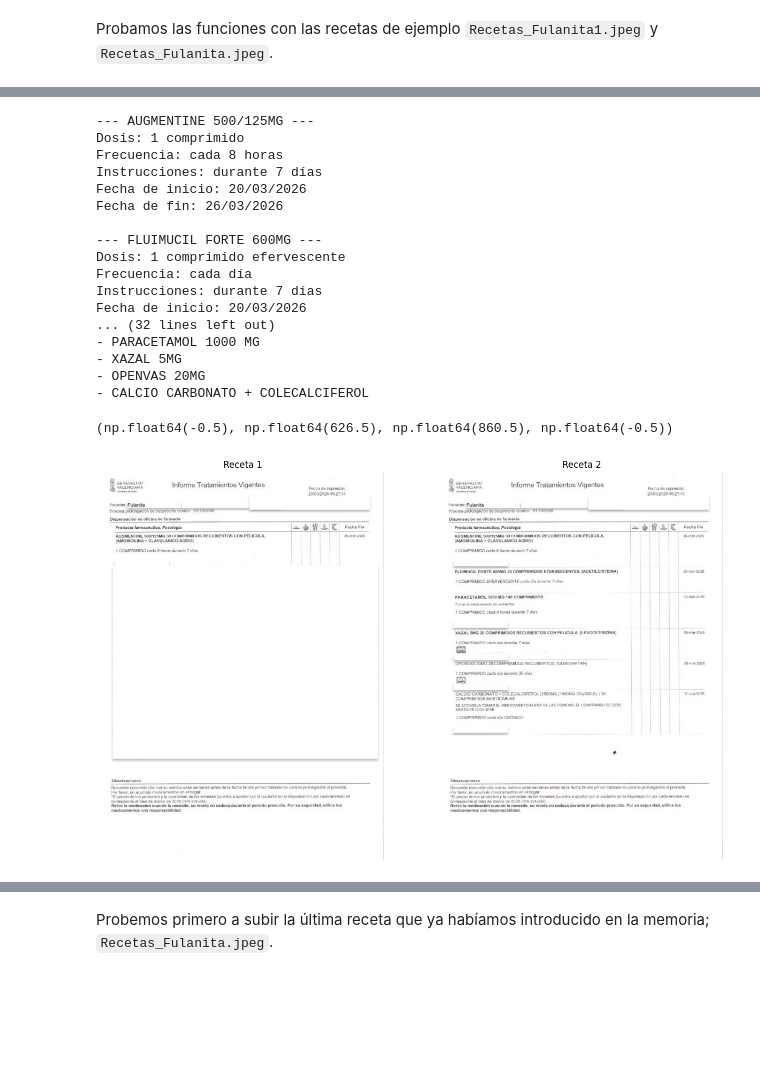
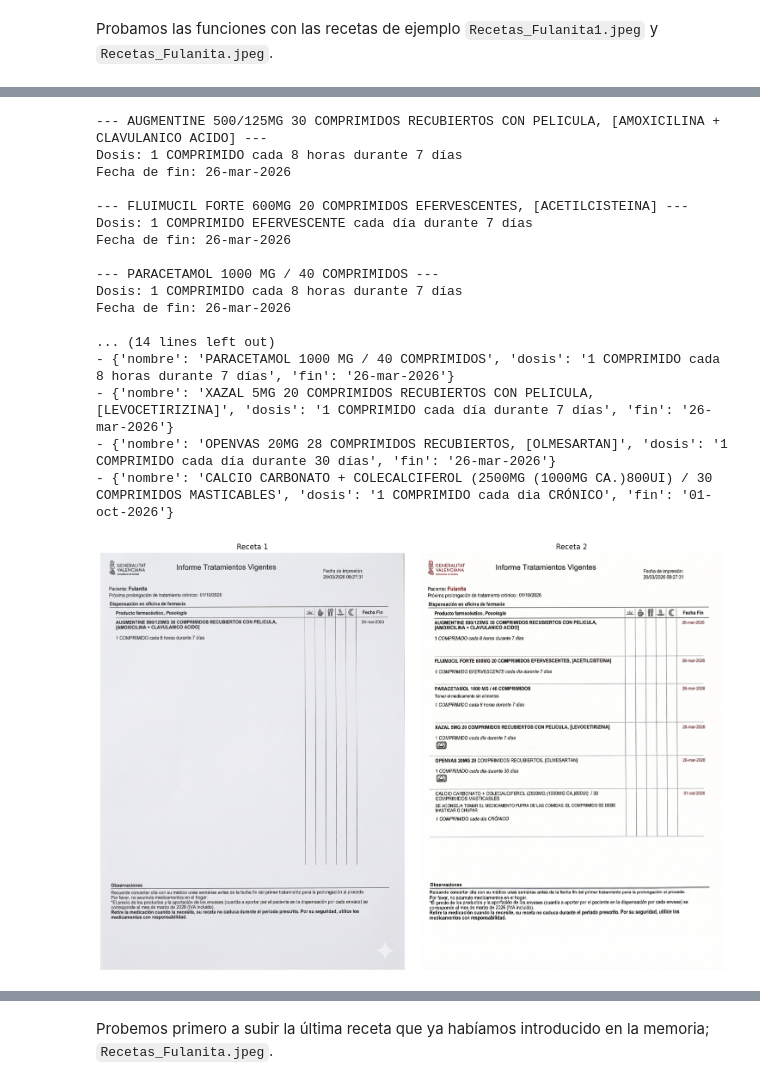
Before and after one commit to ablasve/Mini-Proyecto-Asistente-Multimodal-de-Salud, a Jupyter notebook: FaseB.ipynb, the cells around one changed output, grey strips where cells are left out. Cells and saved outputs as stored; diff of their text form; code cells hidden in the pictures; blank space fills up the shorter version.

Commit message:
ultimate FaseB

```diff
--- a/FaseB.ipynb
+++ b/FaseB.ipynb
@@ -242,55 +431,52 @@ memoria = registrar_en_memoria(medicacion)
 # %%
 # visualizamos la base de datos actualizada, para ver si no ha duplicado la info
 for dic in memoria['medicinas']:
-  print(f'--- {dic["nombre"]} ---')
-  print(f'Dosis: {dic["dosis"]}')
-  print(f'Frecuencia: {dic["frecuencia"]}')
-  print(f'Instrucciones: {dic["instrucciones"]}')
-  print(f'Fecha de inicio: {dic["inicio"]}')
-  print(f'Fecha de fin: {dic["fin"]}\n')
+    print(f'--- {dic.get("nombre", "")} ---')
+    print(f'Dosis: {dic.get("dosis", "")}')
+    print(f'Fecha de fin: {dic.get("fin", "")}\n')
 
 print('Últimas medicinas añadidas:')
 for med in memoria['ultimas_adiciones']:
   print(f'- {med}')
+if not memoria['ultimas_adiciones']:
+  print('No hay medicinas añadidas recientemente')
 # %% [output]
---- AUGMENTINE 500/125MG ---
-Dosis: 1 comprimido
-Frecuencia: cada 8 horas
-Instrucciones: durante 7 días
-Fecha de inicio: 20/03/2026
-Fecha de fin: 26/03/2026
+--- AUGMENTINE 500/125MG 30 COMPRIMIDOS RECUBIERTOS CON PELICULA, [AMOXICILINA + CLAVULANICO ACIDO] ---
+Dosis: 1 COMPRIMIDO cada 8 horas durante 7 días
+Fecha de fin: 26-mar-2026
 
---- FLUIMUCIL FORTE 600MG ---
-Dosis: 1 comprimido efervescente
-Frecuencia: cada día
-Instrucciones: durante 7 días
-Fecha de inicio: 20/03/2026
-... (32 lines left out)
-- PARACETAMOL 1000 MG
-- XAZAL 5MG
-- OPENVAS 20MG
-- CALCIO CARBONATO + COLECALCIFEROL
+--- FLUIMUCIL FORTE 600MG 20 COMPRIMIDOS EFERVESCENTES, [ACETILCISTEINA] ---
+Dosis: 1 COMPRIMIDO EFERVESCENTE cada día durante 7 días
+Fecha de fin: 26-mar-2026
+
+--- PARACETAMOL 1000 MG / 40 COMPRIMIDOS ---
+Dosis: 1 COMPRIMIDO cada 8 horas durante 7 días
+Fecha de fin: 26-mar-2026
+
+... (14 lines left out)
+- {'nombre': 'PARACETAMOL 1000 MG / 40 COMPRIMIDOS', 'dosis': '1 COMPRIMIDO cada 8 horas durante 7 días', 'fin': '26-mar-2026'}
+- {'nombre': 'XAZAL 5MG 20 COMPRIMIDOS RECUBIERTOS CON PELICULA, [LEVOCETIRIZINA]', 'dosis': '1 COMPRIMIDO cada día durante 7 días', 'fin': '26-mar-2026'}
+- {'nombre': 'OPENVAS 20MG 28 COMPRIMIDOS RECUBIERTOS, [OLMESARTAN]', 'dosis': '1 COMPRIMIDO cada día durante 30 días', 'fin': '26-mar-2026'}
+- {'nombre': 'CALCIO CARBONATO + COLECALCIFEROL (2500MG (1000MG CA.)800UI) / 30 COMPRIMIDOS MASTICABLES', 'dosis': '1 COMPRIMIDO cada dia CRÓNICO', 'fin': '01-oct-2026'}
 # %%
-import matplotlib.pyplot as plt
-%matplotlib inline
-
 # Cargar las imágenes desde la ruta local de Colab
 img1 = PIL.Image.open('/content/Recetas_Fulanita1.jpeg')
 img2 = PIL.Image.open('/content/Recetas_Fulanita.jpeg')
 
 # mostrarlas juntas
 fig, axes = plt.subplots(1, 2, figsize=(15, 10))
 
 axes[0].imshow(img1)
 axes[0].set_title("Receta 1")
 axes[0].axis('off')
 
 axes[1].imshow(img2)
 axes[1].set_title("Receta 2")
 axes[1].axis('off')
+
+fig.tight_layout()
 # %% [output]
-(np.float64(-0.5), np.float64(626.5), np.float64(860.5), np.float64(-0.5))
-[figure, old version]
+[figure, new version]
 # %% [markdown]
 Vemos que lo ha hecho perfectamente, ya que la primera receta que le hemos proporcionado era la misma que la segunda, a excepción de la cantidad de medicamentos que hemos dejado visibles. Aunque el primer medicamento estuviese repetido, al procesar la segunda receta el modelo ha sido capaz de identificarlo y en el archivo de memoria final solo hemos obtenido la información deseada, sin rastro de duplicados.
 
```
Also changed, not shown: parts of 42 cells of this notebook, 1 other file.
